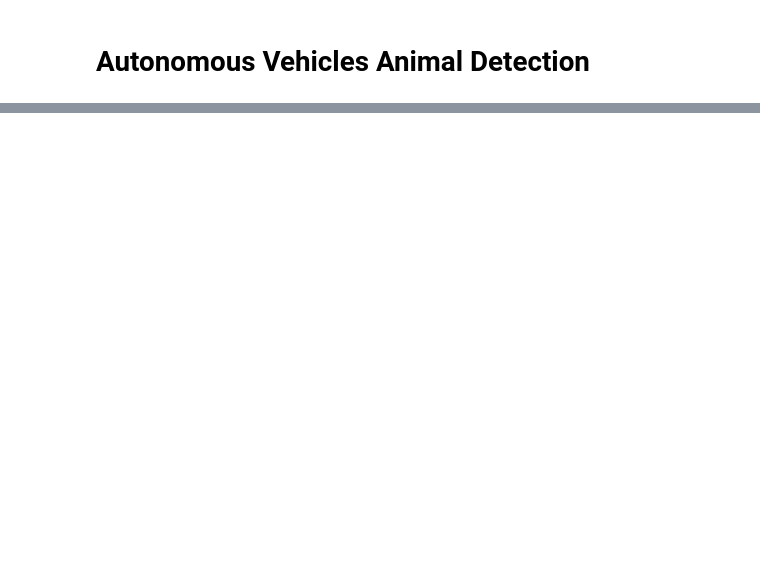
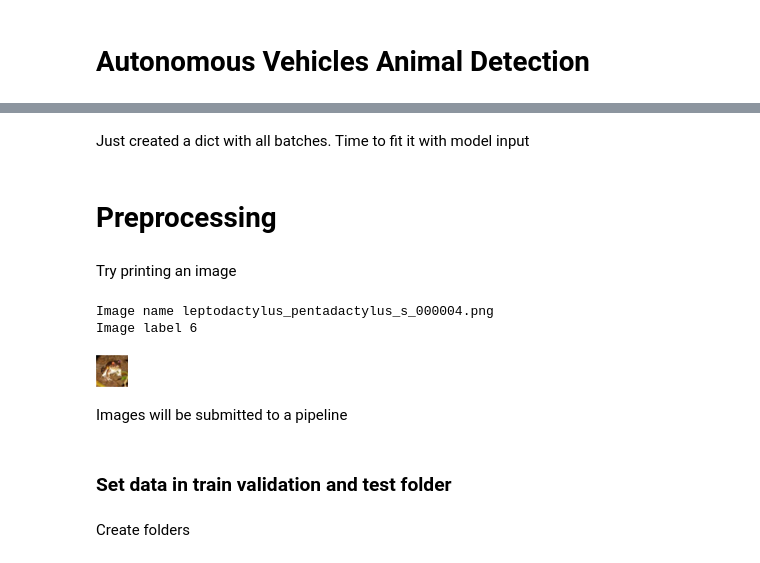
Before and after one commit to Giovannicus/AnimalRec, a Jupyter notebook: main.ipynb, the cells around one changed output, grey strips where cells are left out. Cells and saved outputs as stored; diff of their text form; code cells hidden in the pictures; blank space fills up the shorter version.

```diff
--- a/main.ipynb
+++ b/main.ipynb
@@ -91,0 +29,3 @@ display(HTML(html_content))
+# %%
+batch = eda_batch.dict_batch_file('cifar-10-batches-py/test_batch')
+print(batch)
@@ -91,0 +61,12 @@ display(HTML(html_content))
+# %%
+import os
+
+batches = {};
+
+for filename in os.listdir("cifar-10-batches-py"):
+    try:
+        batch = eda_batch.dict_batch_file(os.path.join("cifar-10-batches-py",filename));
+        print(filename+" Batched\n")
+        batches[filename] = batch;
+    except:
+        print(filename + " Unbatchable\n")
@@ -91,0 +89,29 @@ display(HTML(html_content))
+# %% [markdown]
+Just created a dict with all batches. Time to fit it with model input
+# %% [markdown]
+# Preprocessing
+# %% [markdown]
+Try printing an image
+# %%
+import numpy as np
+
+image = batches["data_batch_1"]["data"][0];
+red = image[:1024].reshape(32,32);
+green = image[1024:2048].reshape(32,32);
+blue = image[2048:].reshape(32,32);
+
+image_rgb = np.stack((red, green, blue), axis=-1)
+
+print("Image name "+batches["data_batch_1"]["filenames"][0])
+print(f"Image label {batches["data_batch_1"]["labels"][0]}")
+Image.fromarray(image_rgb)
+# %% [output]
+Image name leptodactylus_pentadactylus_s_000004.png
+Image label 6
+[figure, added]
+# %% [markdown]
+Images will be submitted to a pipeline
+# %% [markdown]
+### Set data in train validation and test folder
+# %% [markdown]
+Create folders
```
Also changed, not shown: parts of 20 cells of this notebook, 2 other files.
